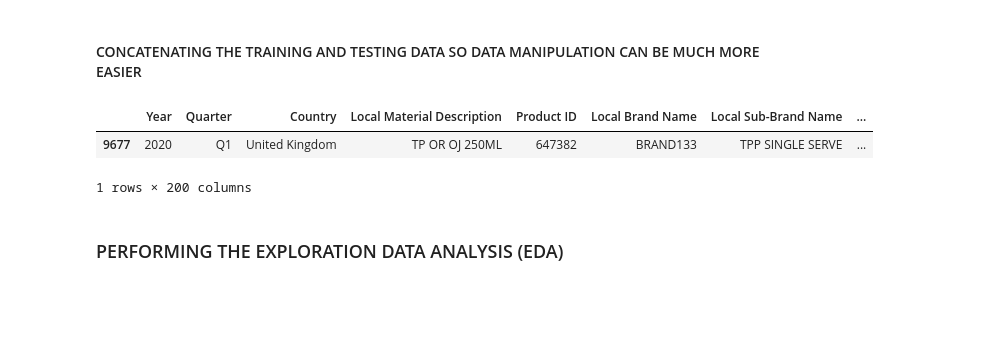
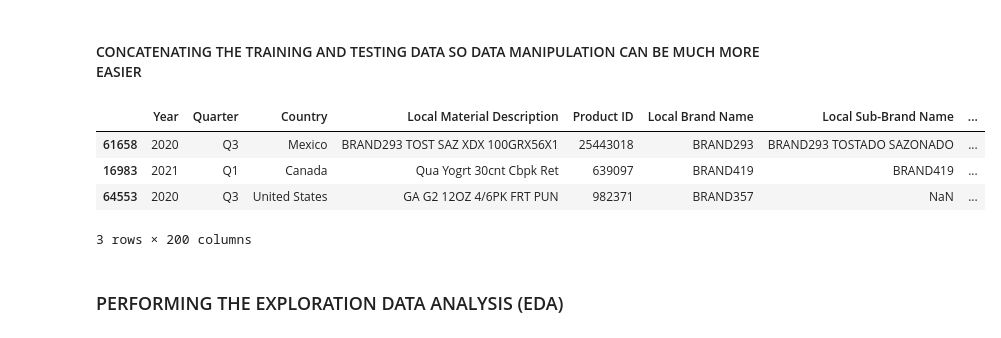
Before and after one commit to thatquams/NYAS_PepsiCo_Competition, a Jupyter notebook: Abdulraheem Quwam.ipynb, the cells around one changed output. Saved outputs shown, nothing was run; the diff lists cells and outputs as text; code cells hidden in the pictures; blank space fills up the shorter version.

```diff
--- a/Abdulraheem Quwam.ipynb
+++ b/Abdulraheem Quwam.ipynb
@@ -31,12 +36,14 @@ testing_data.shape
 # %% [markdown]
 #### CONCATENATING THE TRAINING AND TESTING DATA SO DATA MANIPULATION CAN BE MUCH MORE EASIER
 # %%
-df = pd.concat([training_data, testing_data])
-df.sample(1)
+df = pd.concat([training_data, testing_data], axis=0)
+df.sample(3)
 # %% [output]
 |  | Year | Quarter | Country | Local Material Description | Product ID | Local Brand Name | Local Sub-Brand Name | ... |
-| 9677 | 2020 | Q1 | United Kingdom | TP OR OJ 250ML | 647382 | BRAND133 | TPP SINGLE SERVE | ... |
+| 61658 | 2020 | Q3 | Mexico | BRAND293 TOST SAZ XDX 100GRX56X1 | 25443018 | BRAND293 | BRAND293 TOSTADO SAZONADO | ... |
+| 16983 | 2021 | Q1 | Canada | Qua Yogrt 30cnt Cbpk Ret | 639097 | BRAND419 | BRAND419 | ... |
+| 64553 | 2020 | Q3 | United States | GA G2 12OZ 4/6PK FRT PUN | 982371 | BRAND357 | NaN | ... |
-1 rows × 200 columns
+3 rows × 200 columns
 # %% [markdown]
 ### PERFORMING THE EXPLORATION DATA ANALYSIS (EDA)
 # %%
```
Also changed, not shown: parts of 46 cells of this notebook, 3 other files.
